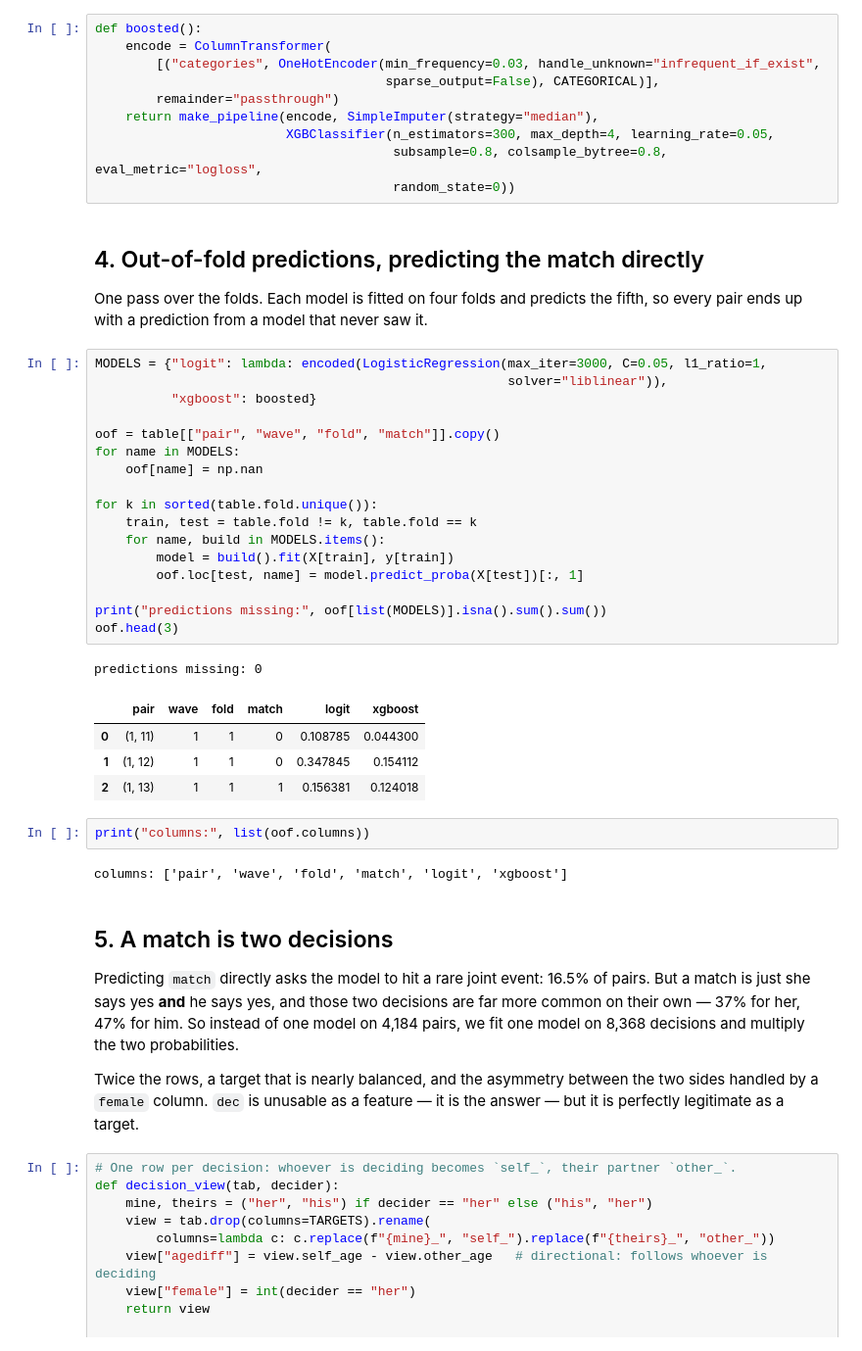
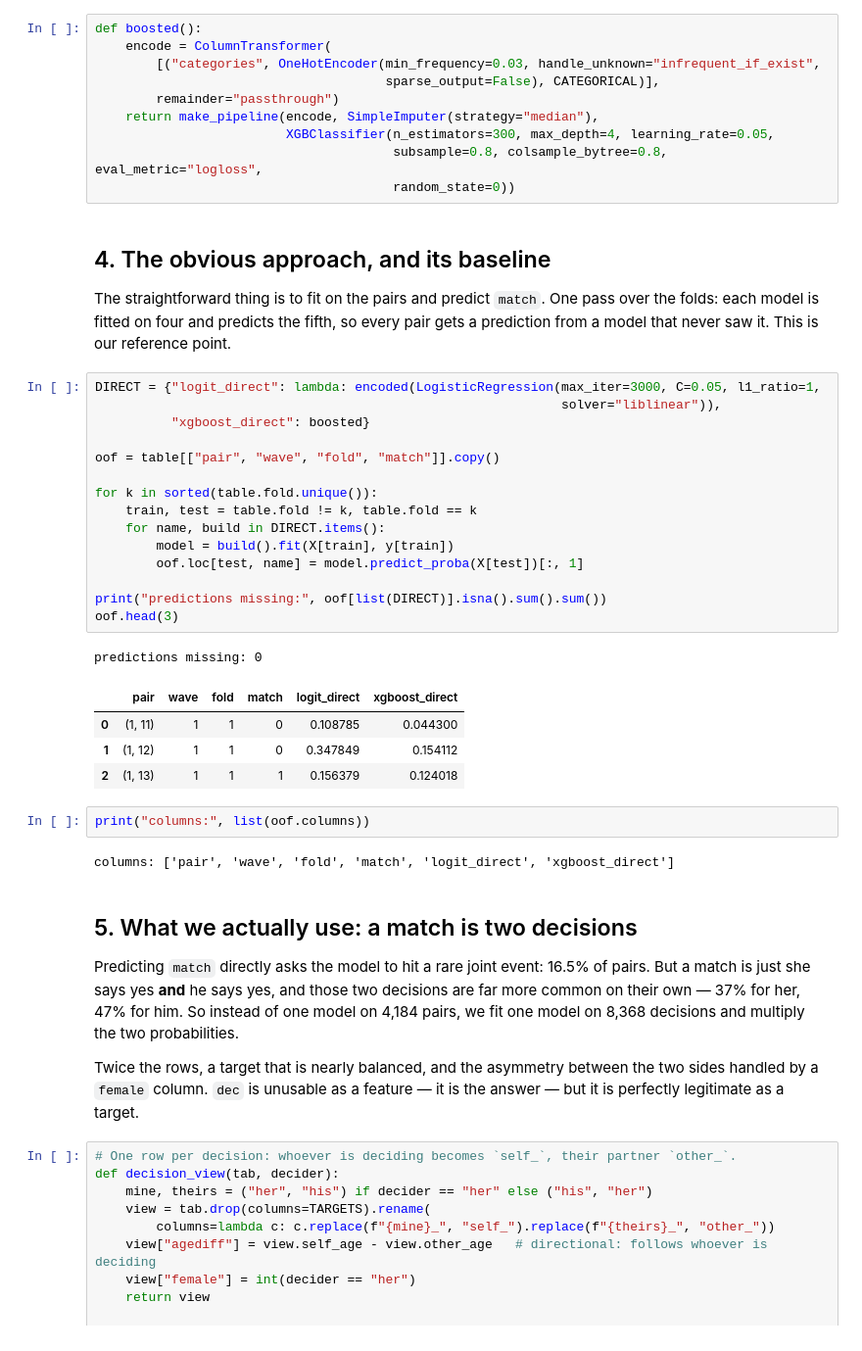
Before and after one commit to ithierda/isaf-group-rito-mitsouka, a Jupyter notebook: notebooks/03_models.ipynb, the cells around one changed output. Shown at 98% size. Drawn from its saved outputs; the diff is of its cells as text.

```diff
--- a/notebooks/03_models.ipynb
+++ b/notebooks/03_models.ipynb
@@ -134,39 +138,38 @@ def boosted():
                                        subsample=0.8, colsample_bytree=0.8, eval_metric="logloss",
                                        random_state=0))
 # %% [markdown]
-## 4. Out-of-fold predictions, predicting the match directly
+## 4. The obvious approach, and its baseline
 
-One pass over the folds. Each model is fitted on four folds and predicts the fifth, so every pair
-ends up with a prediction from a model that never saw it.
+The straightforward thing is to fit on the pairs and predict `match`. One pass over the folds: each
+model is fitted on four and predicts the fifth, so every pair gets a prediction from a model that
+never saw it. This is our reference point.
 # %%
-MODELS = {"logit": lambda: encoded(LogisticRegression(max_iter=3000, C=0.05, l1_ratio=1,
-                                                      solver="liblinear")),
-          "xgboost": boosted}
+DIRECT = {"logit_direct": lambda: encoded(LogisticRegression(max_iter=3000, C=0.05, l1_ratio=1,
+                                                             solver="liblinear")),
+          "xgboost_direct": boosted}
 
 oof = table[["pair", "wave", "fold", "match"]].copy()
-for name in MODELS:
-    oof[name] = np.nan
 
 for k in sorted(table.fold.unique()):
     train, test = table.fold != k, table.fold == k
-    for name, build in MODELS.items():
+    for name, build in DIRECT.items():
         model = build().fit(X[train], y[train])
         oof.loc[test, name] = model.predict_proba(X[test])[:, 1]
 
-print("predictions missing:", oof[list(MODELS)].isna().sum().sum())
+print("predictions missing:", oof[list(DIRECT)].isna().sum().sum())
 oof.head(3)
 # %% [output]
 predictions missing: 0
-|  | pair | wave | fold | match | logit | xgboost |
+|  | pair | wave | fold | match | logit_direct | xgboost_direct |
 | 0 | (1, 11) | 1 | 1 | 0 | 0.108785 | 0.044300 |
-| 1 | (1, 12) | 1 | 1 | 0 | 0.347845 | 0.154112 |
-| 2 | (1, 13) | 1 | 1 | 1 | 0.156381 | 0.124018 |
+| 1 | (1, 12) | 1 | 1 | 0 | 0.347849 | 0.154112 |
+| 2 | (1, 13) | 1 | 1 | 1 | 0.156379 | 0.124018 |
 # %%
 print("columns:", list(oof.columns))
 # %% [output]
-columns: ['pair', 'wave', 'fold', 'match', 'logit', 'xgboost']
+columns: ['pair', 'wave', 'fold', 'match', 'logit_direct', 'xgboost_direct']
 # %% [markdown]
-## 5. A match is two decisions
+## 5. What we actually use: a match is two decisions
 
 Predicting `match` directly asks the model to hit a rare joint event: 16.5% of pairs. But a match is
 just she says yes **and** he says yes, and those two decisions are far more common on their own — 37%
```
Also changed, not shown: parts of 9 cells of this notebook, 4 other files.
